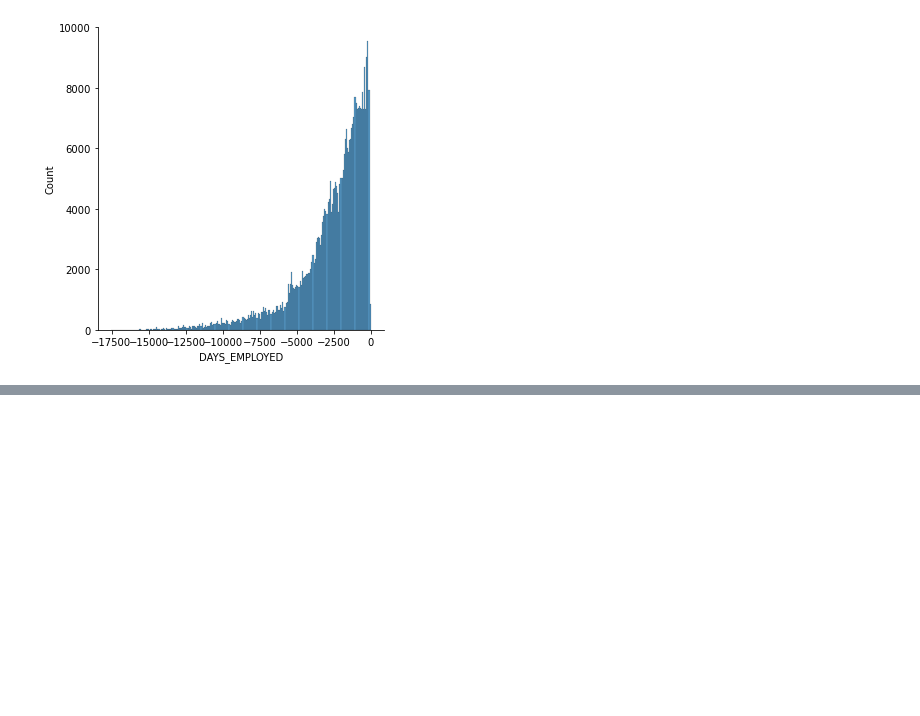
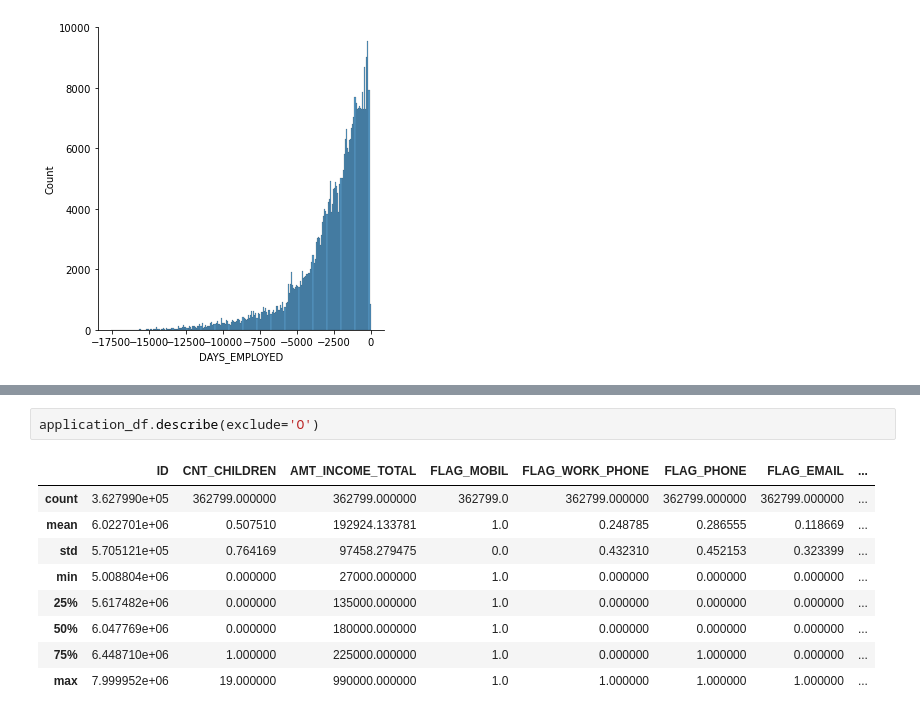
Before and after one commit to agusHendra67/CreditCard, a Jupyter notebook: coba.ipynb, the cells around one changed output, grey strips where cells are left out. Drawn from its saved outputs; the diff is of its cells as text; blank space fills up the shorter version.

```diff
--- a/coba.ipynb
+++ b/coba.ipynb
@@ -232,0 +254,12 @@ df_copy.loc[df_copy['YEAR_EMPLOYED']>45]
+# %%
+application_df.describe(exclude='O')
+# %% [output]
+|  | ID | CNT_CHILDREN | AMT_INCOME_TOTAL | FLAG_MOBIL | FLAG_WORK_PHONE | FLAG_PHONE | FLAG_EMAIL | ... |
+| count | 3.627990e+05 | 362799.000000 | 362799.000000 | 362799.0 | 362799.000000 | 362799.000000 | 362799.000000 | ... |
+| mean | 6.022701e+06 | 0.507510 | 192924.133781 | 1.0 | 0.248785 | 0.286555 | 0.118669 | ... |
+| std | 5.705121e+05 | 0.764169 | 97458.279475 | 0.0 | 0.432310 | 0.452153 | 0.323399 | ... |
+| min | 5.008804e+06 | 0.000000 | 27000.000000 | 1.0 | 0.000000 | 0.000000 | 0.000000 | ... |
+| 25% | 5.617482e+06 | 0.000000 | 135000.000000 | 1.0 | 0.000000 | 0.000000 | 0.000000 | ... |
+| 50% | 6.047769e+06 | 0.000000 | 180000.000000 | 1.0 | 0.000000 | 0.000000 | 0.000000 | ... |
+| 75% | 6.448710e+06 | 1.000000 | 225000.000000 | 1.0 | 0.000000 | 1.000000 | 0.000000 | ... |
+| max | 7.999952e+06 | 19.000000 | 990000.000000 | 1.0 | 1.000000 | 1.000000 | 1.000000 | ... |
```
Also changed, not shown: parts of 66 cells of this notebook.
